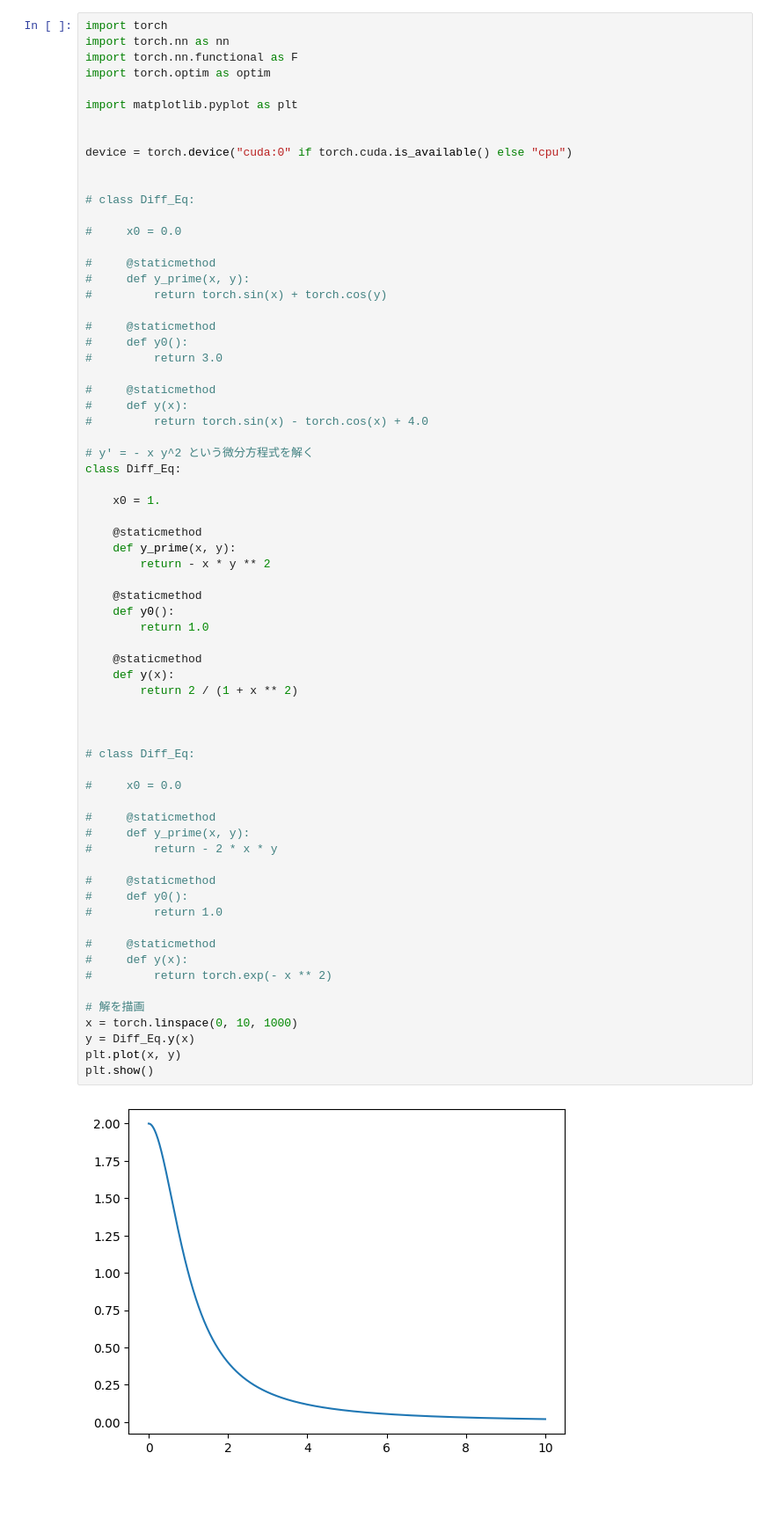
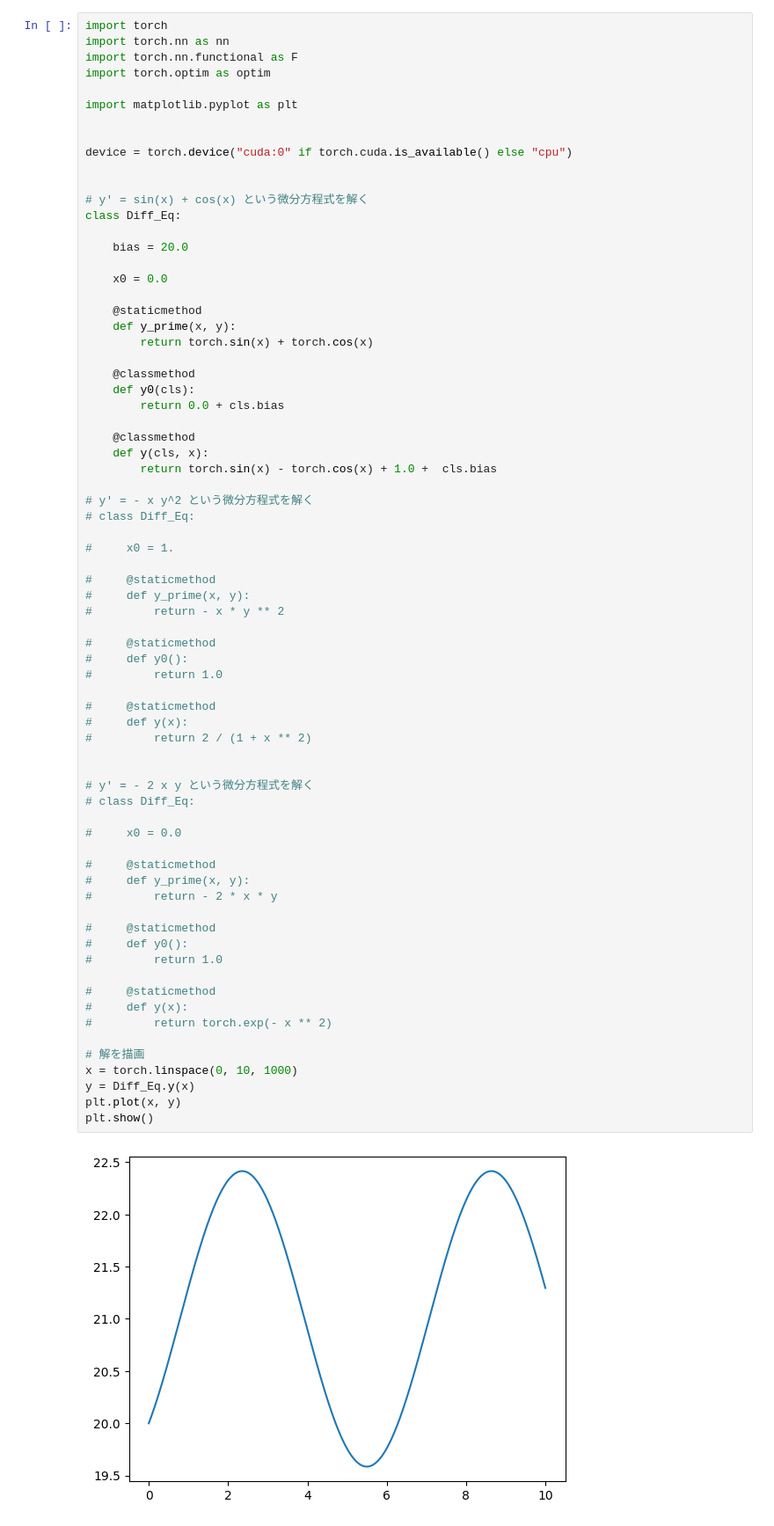
Before and after one commit to ryoryon66/FOODE, a Jupyter notebook: notebook.ipynb, the cells around one changed output. Shown at 88% size. Cells and saved outputs as stored; diff of their text form; blank space fills up the shorter version.

```diff
--- a/notebook.ipynb
+++ b/notebook.ipynb
@@ -10,64 +10,67 @@ import matplotlib.pyplot as plt
 device = torch.device("cuda:0" if torch.cuda.is_available() else "cpu")
 
 
+# y' = sin(x) + cos(x) という微分方程式を解く
+class Diff_Eq:
+
+    bias = 20.0
+
+    x0 = 0.0
+
+    @staticmethod
+    def y_prime(x, y):
+        return torch.sin(x) + torch.cos(x)
+
+    @classmethod
+    def y0(cls):
+        return 0.0 + cls.bias
+
+    @classmethod
+    def y(cls, x):
+        return torch.sin(x) - torch.cos(x) + 1.0 +  cls.bias
+
+# y' = - x y^2 という微分方程式を解く
 # class Diff_Eq:
 
-#     x0 = 0.0
+#     x0 = 1.
 
 #     @staticmethod
 #     def y_prime(x, y):
-#         return torch.sin(x) + torch.cos(y)
+#         return - x * y ** 2
 
 #     @staticmethod
 #     def y0():
-#         return 3.0
+#         return 1.0
 
 #     @staticmethod
 #     def y(x):
-#         return torch.sin(x) - torch.cos(x) + 4.0
-
-# y' = - x y^2 という微分方程式を解く
-class Diff_Eq:
-
-    x0 = 1.
-
-    @staticmethod
-    def y_prime(x, y):
-        return - x * y ** 2
-
-    @staticmethod
-    def y0():
-        return 1.0
-
-    @staticmethod
-    def y(x):
-        return 2 / (1 + x ** 2)
+#         return 2 / (1 + x ** 2)
 
 
-
+# y' = - 2 x y という微分方程式を解く
 # class Diff_Eq:
 
 #     x0 = 0.0
 
 #     @staticmethod
 #     def y_prime(x, y):
 #         return - 2 * x * y
 
 #     @staticmethod
 #     def y0():
 #         return 1.0
 
 #     @staticmethod
 #     def y(x):
 #         return torch.exp(- x ** 2)
 
 # 解を描画
 x = torch.linspace(0, 10, 1000)
 y = Diff_Eq.y(x)
 plt.plot(x, y)
 plt.show()
 # %% [output]
-[figure, old version]
+[figure, new version]
 # %%
 class EqDataset(torch.utils.data.Dataset):
 
```
Also changed, not shown: parts of 8 cells of this notebook.
